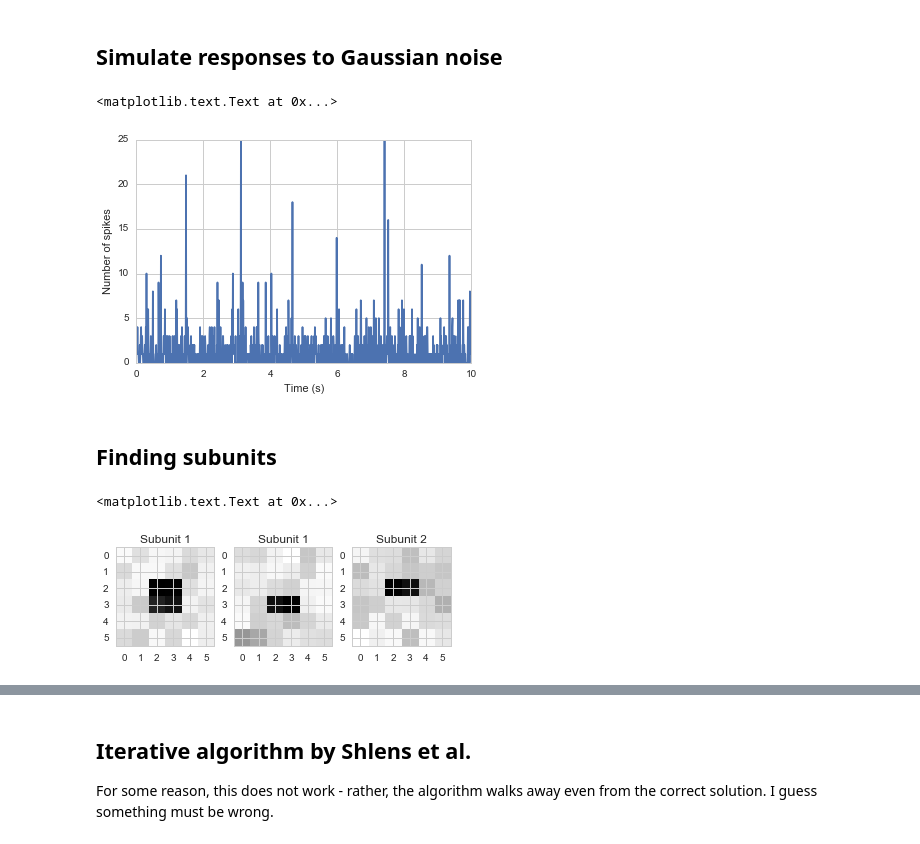
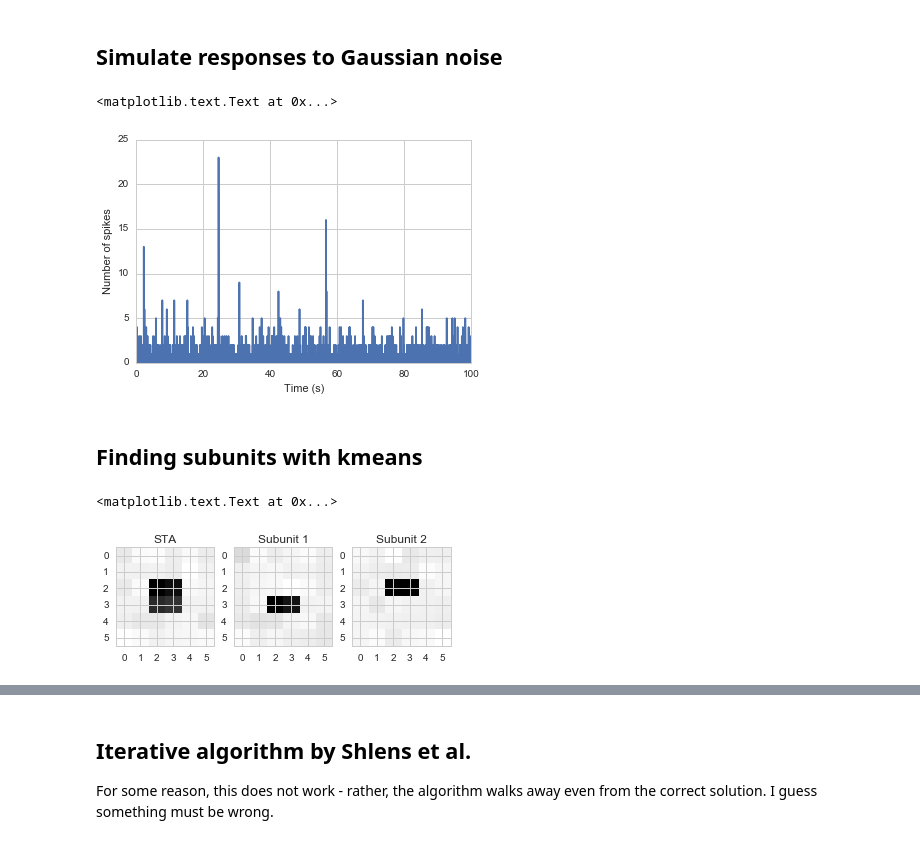
Before and after one commit to philippberens/subunit, a Jupyter notebook: Subunit model.ipynb, the cells around one changed output, grey strips where cells are left out. Cells and saved outputs as stored; diff of their text form; code cells hidden in the pictures.

```diff
--- a/Subunit model.ipynb
+++ b/Subunit model.ipynb
@@ -14,9 +16,9 @@ sns.set_style('whitegrid')
 ## Set parameters of the model and visualize it
 # %%
 D = 6 # size of RF
-T = 1000 # number of time steps
+T = 10000 # number of time steps
 dt = 0.01 # size of time step in s
-R = 50 # firing rate in Hz
+R = 10 # firing rate in Hz
 # %%
 k = np.zeros((D,D))
 
@@ -27,7 +29,7 @@ k1 = k1.flatten()
 
 k2 = k.copy()
 k2[3,2:4] = 1
-k2=w2.flatten()
+k2=k2.flatten()
 
 w = np.array([.5, .5])
 
@@ -65,9 +67,9 @@ plt.xlabel('Time (s)')
 plt.ylabel('Number of spikes')
 # %% [output]
 <matplotlib.text.Text at 0x...>
-[figure, old version]
+[figure, new version]
 # %% [markdown]
-## Finding subunits
+## Finding subunits with kmeans
 # %%
 ste = np.zeros((s.shape[0],0))
 for i,n in enumerate(sp):
@@ -88,15 +91,19 @@ k2_est = k_means.cluster_centers_[1,:]
 # %%
 plt.subplot(1,3,1)
 plt.imshow(sta.reshape(D,D),interpolation='nearest')
-plt.title('Subunit 1')
+plt.title('STA')
 
 plt.subplot(1,3,2)
 plt.imshow(k1_est.reshape(D,D),interpolation='nearest')
 plt.title('Subunit 1')
 
 plt.subplot(1,3,3)
 plt.imshow(k2_est.reshape(D,D),interpolation='nearest')
 plt.title('Subunit 2')
+
+#plt.subplot(1,4,4)
+#plt.imshow(k3_est.reshape(D,D),interpolation='nearest')
+#plt.title('Subunit 3')
 # %% [output]
 <matplotlib.text.Text at 0x...>
-[figure, old version]
+[figure, new version]
```
Also changed, not shown: parts of 10 cells of this notebook.
